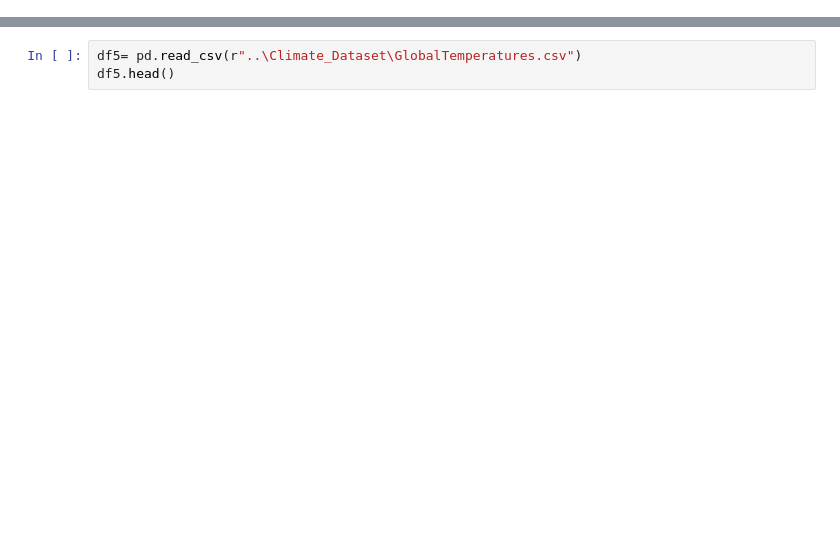
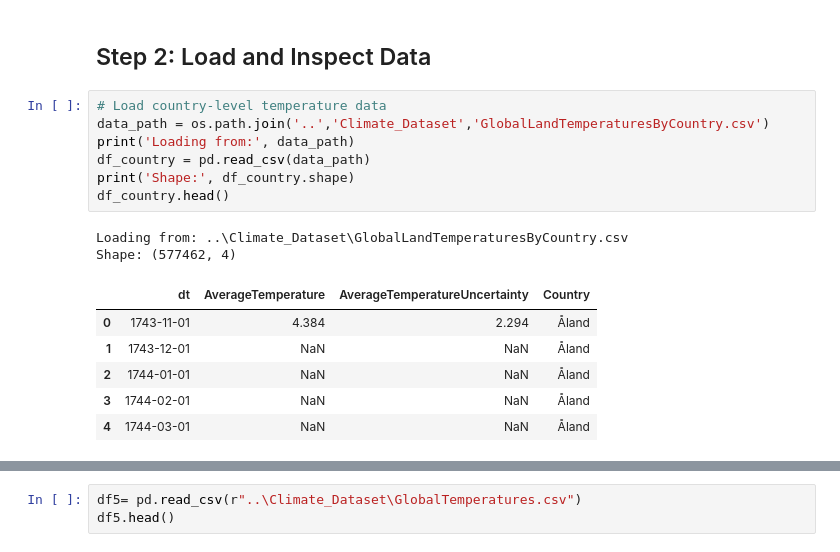
Before and after one commit to Onyx-Prasai/Global_Weather-Climate_Analyzer, a Jupyter notebook: Code_File/Global_Temperature_Analysis.ipynb, the cells around one changed output, grey strips where cells are left out. Saved outputs shown, nothing was run; the diff lists cells and outputs as text; blank space fills up the shorter version.

```diff
--- a/Code_File/Global_Temperature_Analysis.ipynb
+++ b/Code_File/Global_Temperature_Analysis.ipynb
@@ -0,0 +21,18 @@
+# %% [markdown]
+## Step 2: Load and Inspect Data
+# %%
+# Load country-level temperature data
+data_path = os.path.join('..','Climate_Dataset','GlobalLandTemperaturesByCountry.csv')
+print('Loading from:', data_path)
+df_country = pd.read_csv(data_path)
+print('Shape:', df_country.shape)
+df_country.head()
+# %% [output]
+Loading from: ..\Climate_Dataset\GlobalLandTemperaturesByCountry.csv
+Shape: (577462, 4)
+|  | dt | AverageTemperature | AverageTemperatureUncertainty | Country |
+| 0 | 1743-11-01 | 4.384 | 2.294 | Åland |
+| 1 | 1743-12-01 | NaN | NaN | Åland |
+| 2 | 1744-01-01 | NaN | NaN | Åland |
+| 3 | 1744-02-01 | NaN | NaN | Åland |
+| 4 | 1744-03-01 | NaN | NaN | Åland |
```
Also changed, not shown: parts of 78 cells of this notebook, 2 other files.
